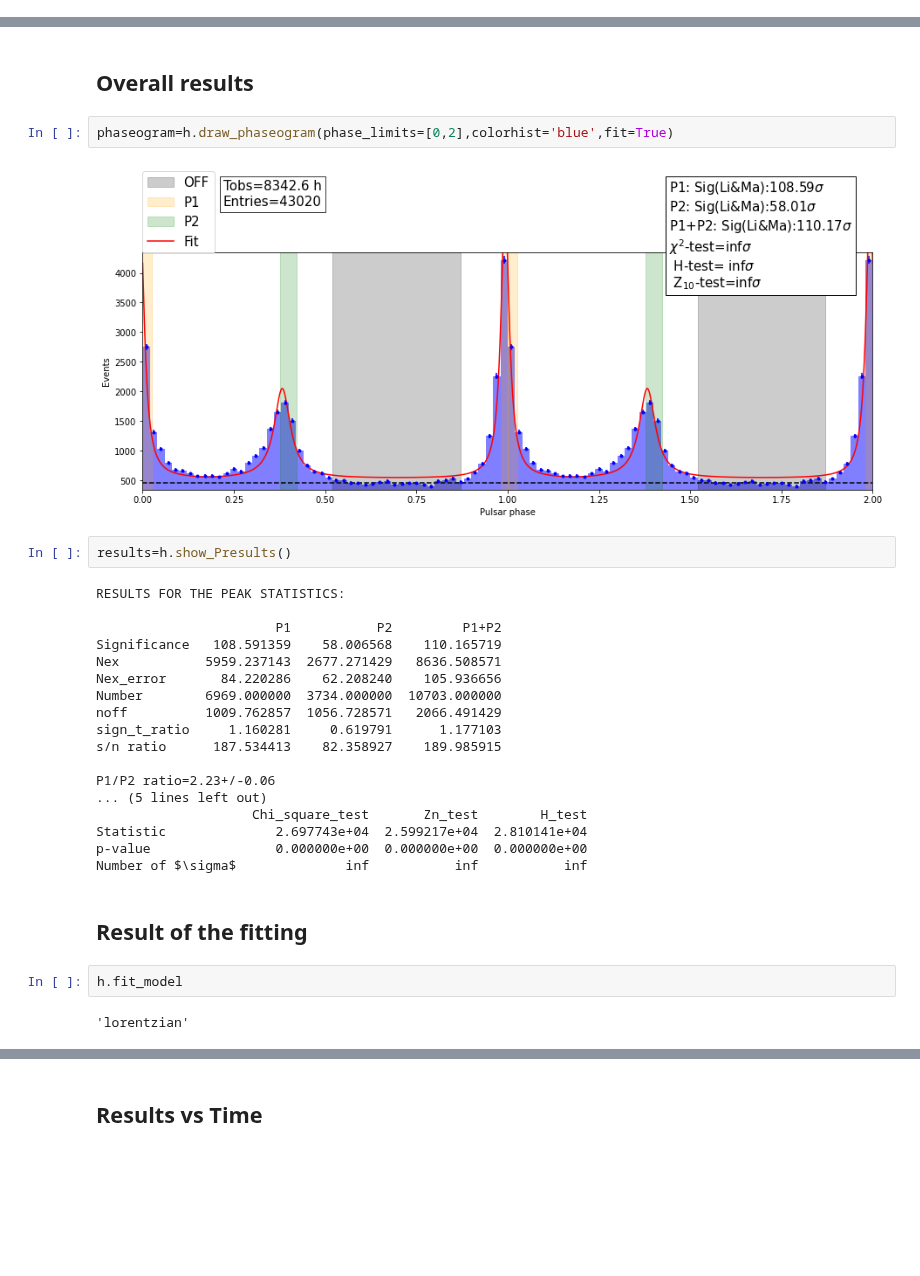
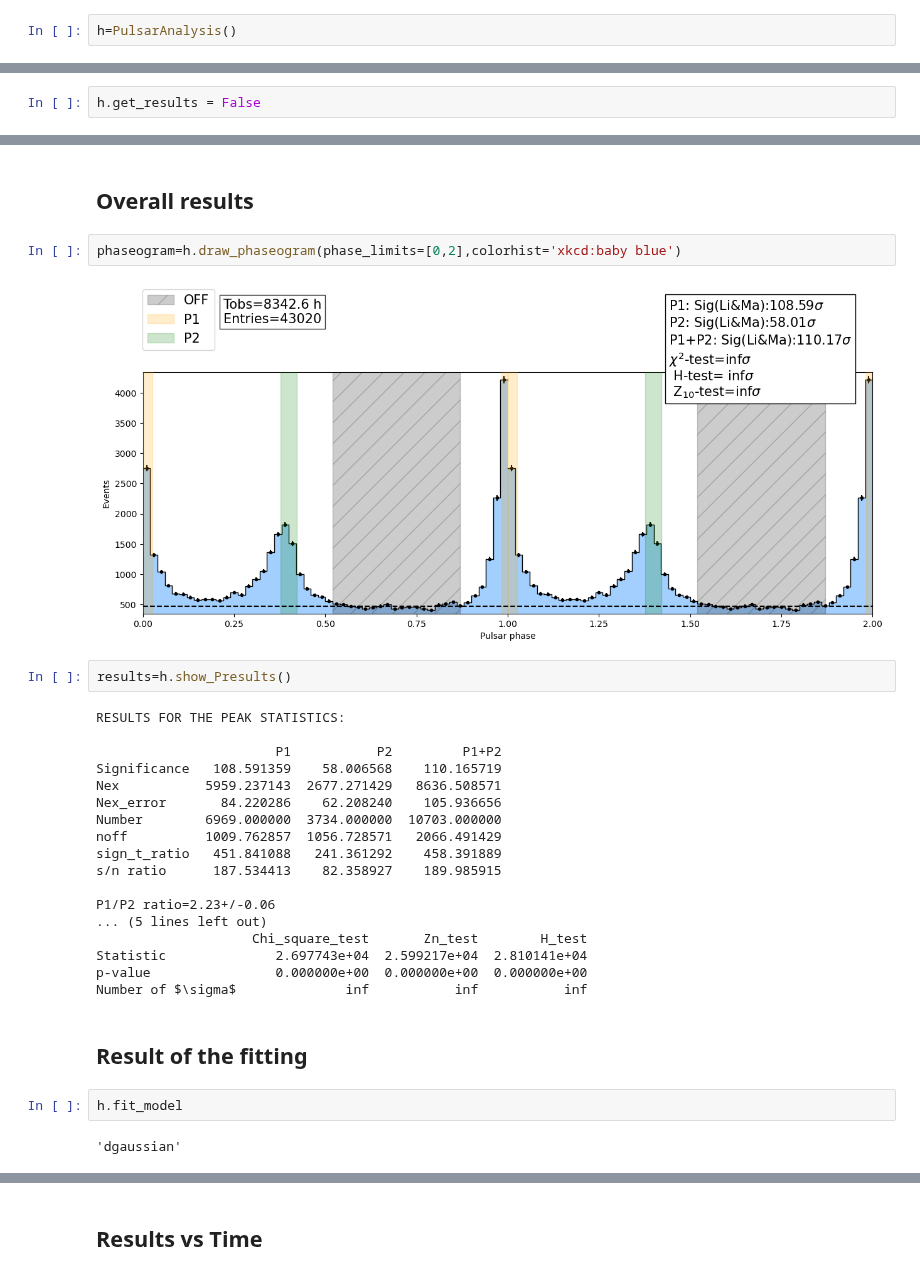
Before and after one commit to cta-observatory/PulsarTimingAnalysis, a Jupyter notebook: tutorial/Tutorial_notebook.ipynb, the cells around one changed output, grey strips where cells are left out. Saved outputs shown, nothing was run; the diff lists cells and outputs as text; blank space fills up the shorter version.

```diff
--- a/tutorial/Tutorial_notebook.ipynb
+++ b/tutorial/Tutorial_notebook.ipynb
@@ -13,3 +16,5 @@ h=PulsarAnalysis()
+# %%
+h=PulsarAnalysis()
 # %%
 h.setBackgroundLimits([0.52,0.87])
 h.setPeaklimits(P1_limits=[0,0.026,0.983,1],P2_limits=[0.377,0.422],P3_limits=None)
@@ -41,3 +46,5 @@ h.setListsInput(phases[0:1000],times[0:1000],energies[0:1000]/1000,tel='fermi',e
+# %%
+h.get_results = False
 # %% [markdown]
 # Run the code
 # %%
@@ -67,9 +74,9 @@ FINISHED
 # %% [markdown]
 ## Overall results
 # %%
-phaseogram=h.draw_phaseogram(phase_limits=[0,2],colorhist='blue',fit=True)
+phaseogram=h.draw_phaseogram(phase_limits=[0,2],colorhist='xkcd:baby blue')
 # %% [output]
-[figure, old version]
+[figure, new version]
 # %%
 results=h.show_Presults()
 # %% [output]
@@ -81,7 +88,7 @@ Nex           5959.237143  2677.271429   8636.508571
 Nex_error       84.220286    62.208240    105.936656
 Number        6969.000000  3734.000000  10703.000000
 noff          1009.762857  1056.728571   2066.491429
-sign_t_ratio     1.160281     0.619791      1.177103
+sign_t_ratio   451.841088   241.361292    458.391889
 s/n ratio      187.534413    82.358927    189.985915
 
 P1/P2 ratio=2.23+/-0.06
@@ -95,7 +102,7 @@ Number of $\sigma$              inf           inf           inf
 # %%
 h.fit_model
 # %% [output]
-'lorentzian'
+'dgaussian'
 # %%
 fit_result=h.show_fit_results()
 # %% [output]
```
Also changed, not shown: parts of 18 cells of this notebook, 11 other files.
